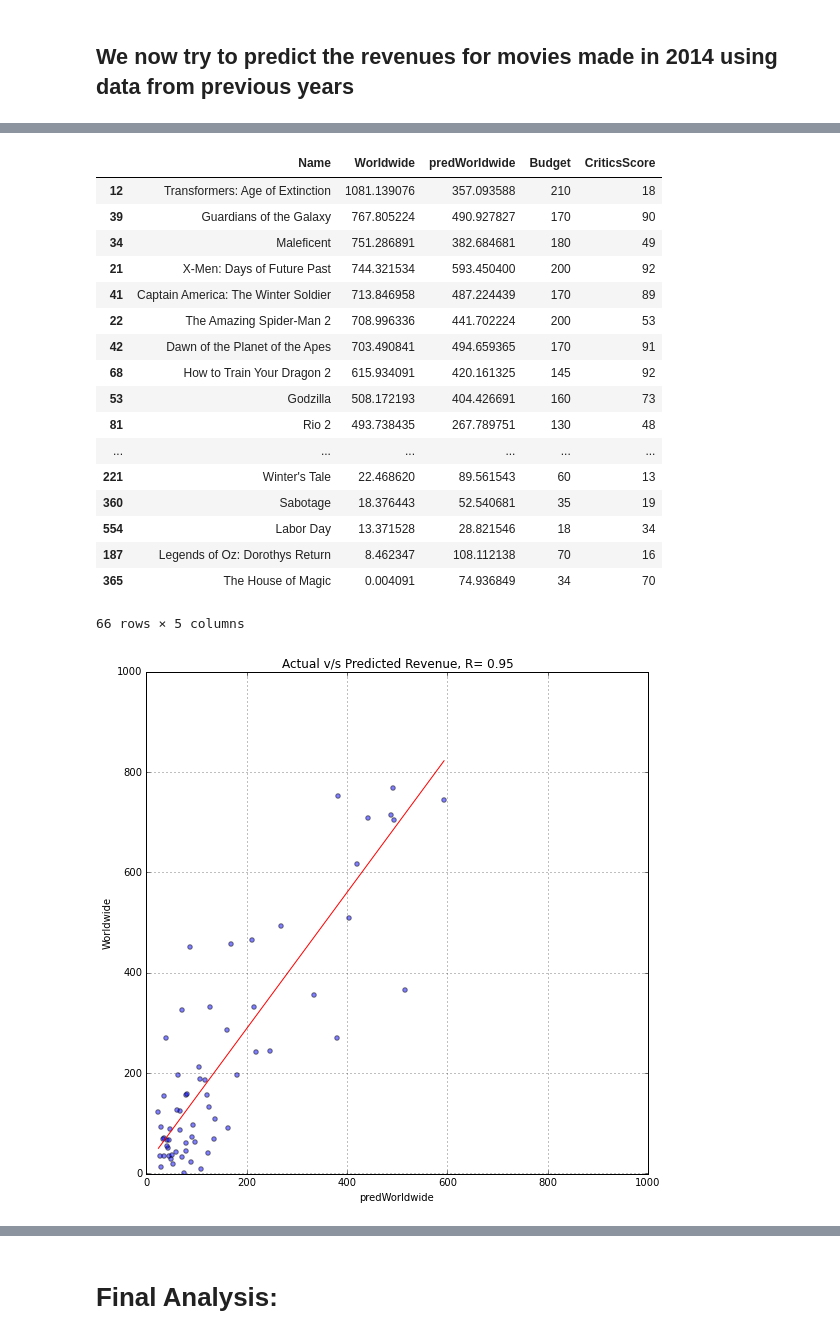
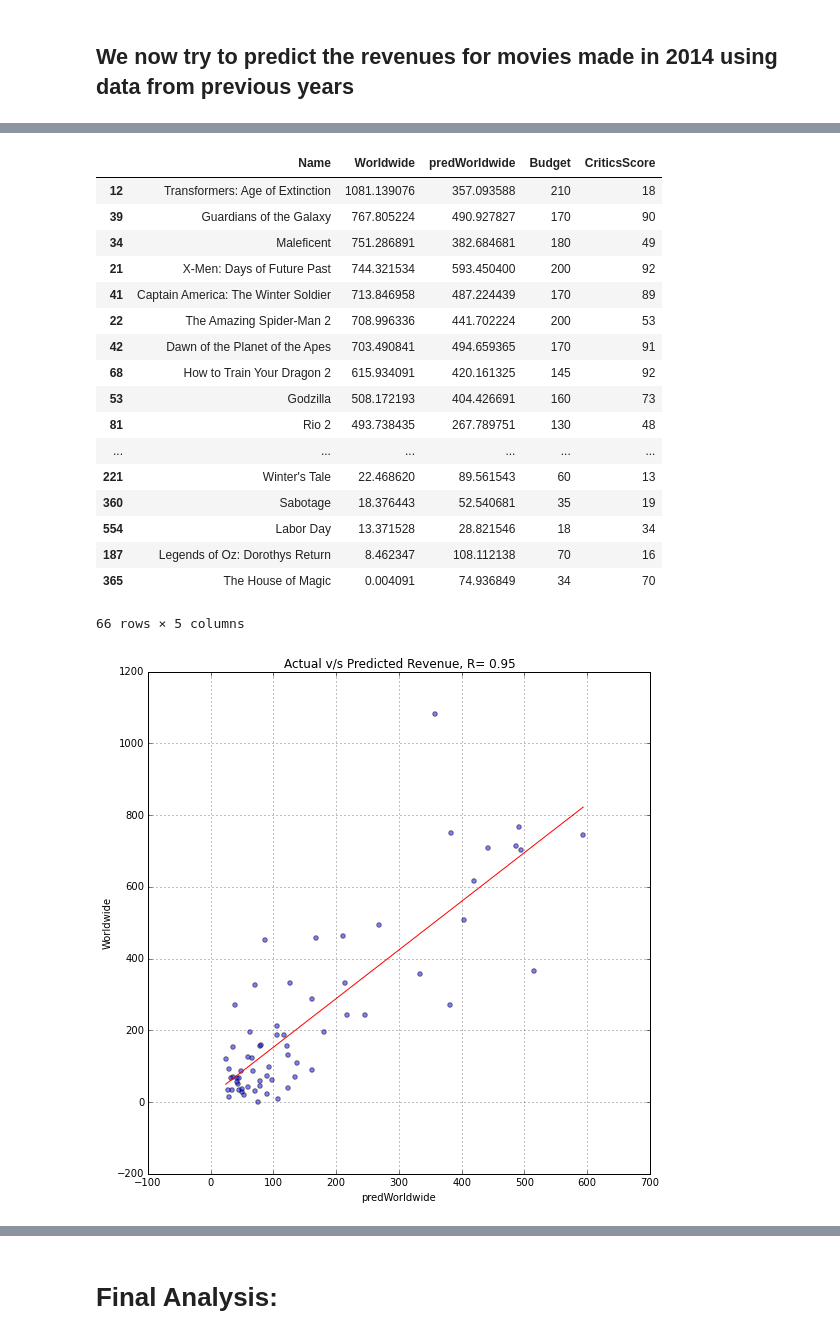
Before and after one commit to akhilketkar/cs209-project, a Jupyter notebook: Day_Ketkar_Kuiper_Gadalla_Process_Book.ipynb, the cells around one changed output, grey strips where cells are left out. Drawn from its saved outputs; the diff is of its cells as text; code cells hidden in the pictures.

```diff
--- a/Day_Ketkar_Kuiper_Gadalla_Process_Book.ipynb
+++ b/Day_Ketkar_Kuiper_Gadalla_Process_Book.ipynb
@@ -461,9 +465,7 @@ dataTest.plot("predWorldwide","Worldwide",kind="scatter",figsize=(9,9),
 m, b = np.polyfit(dataTest.predWorldwide, dataTest.Worldwide, 1)
 x = np.linspace(dataTest.predWorldwide.min(), dataTest.predWorldwide.max(), 1000)
 plt.plot(x, m*x +b, 'r-')
-plt.show
-plt.xlim((-1,1000))
-plt.ylim((-1,1000))
+
 
 # show the results
 dataTest = dataTest.sort("Worldwide",ascending=False)
@@ -505,6 +507,6 @@ Kurtosis:                      18.004   Cond. No.                         30.0
 | 365 | The House of Magic | 0.004091 | 74.936849 | 34 | 70 |
 66 rows × 5 columns
-[figure, old version]
+[figure, new version]
 # %%
 # Model 3 -- Final Model: Budget and Audience Score
 
```
Also changed, not shown: parts of 13 cells of this notebook, 2 other files.
